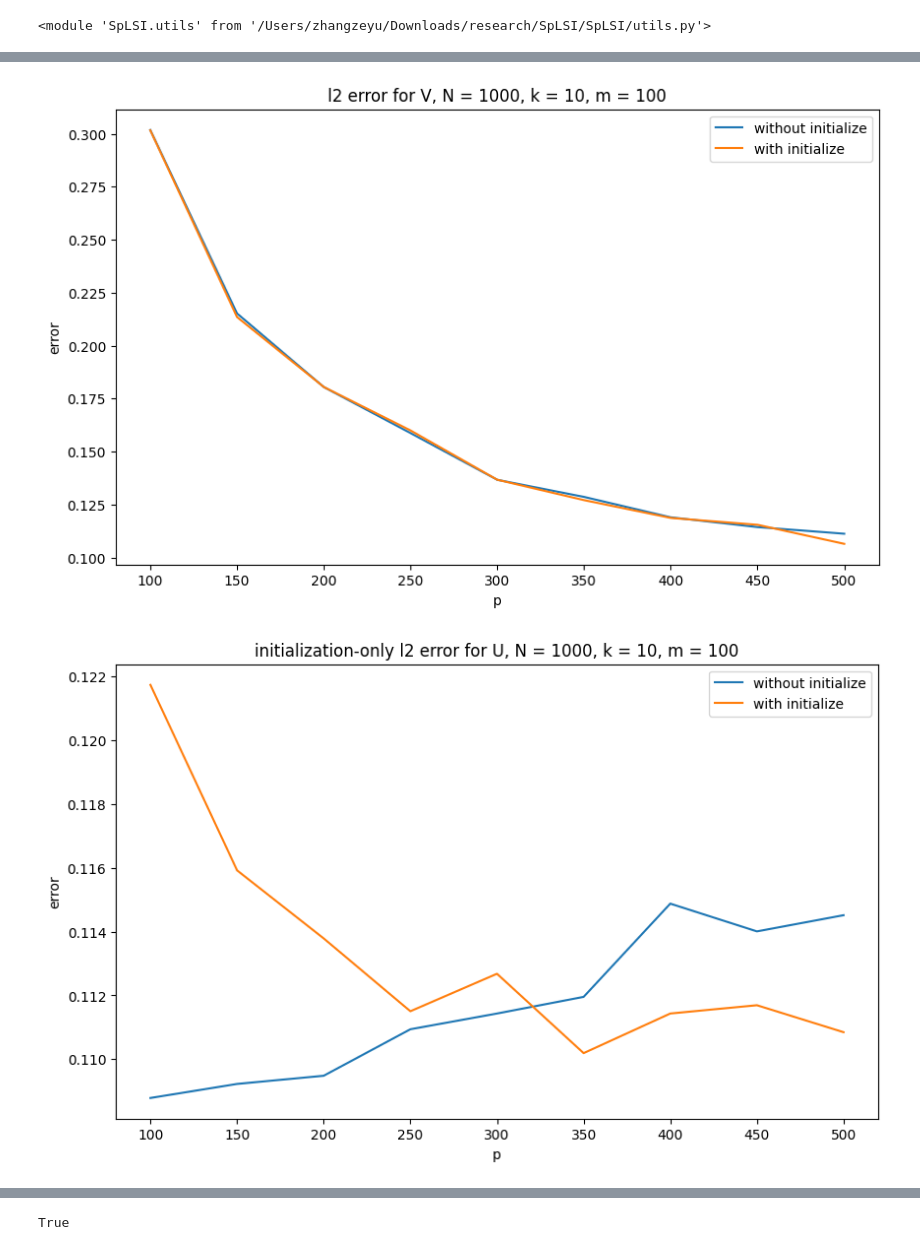
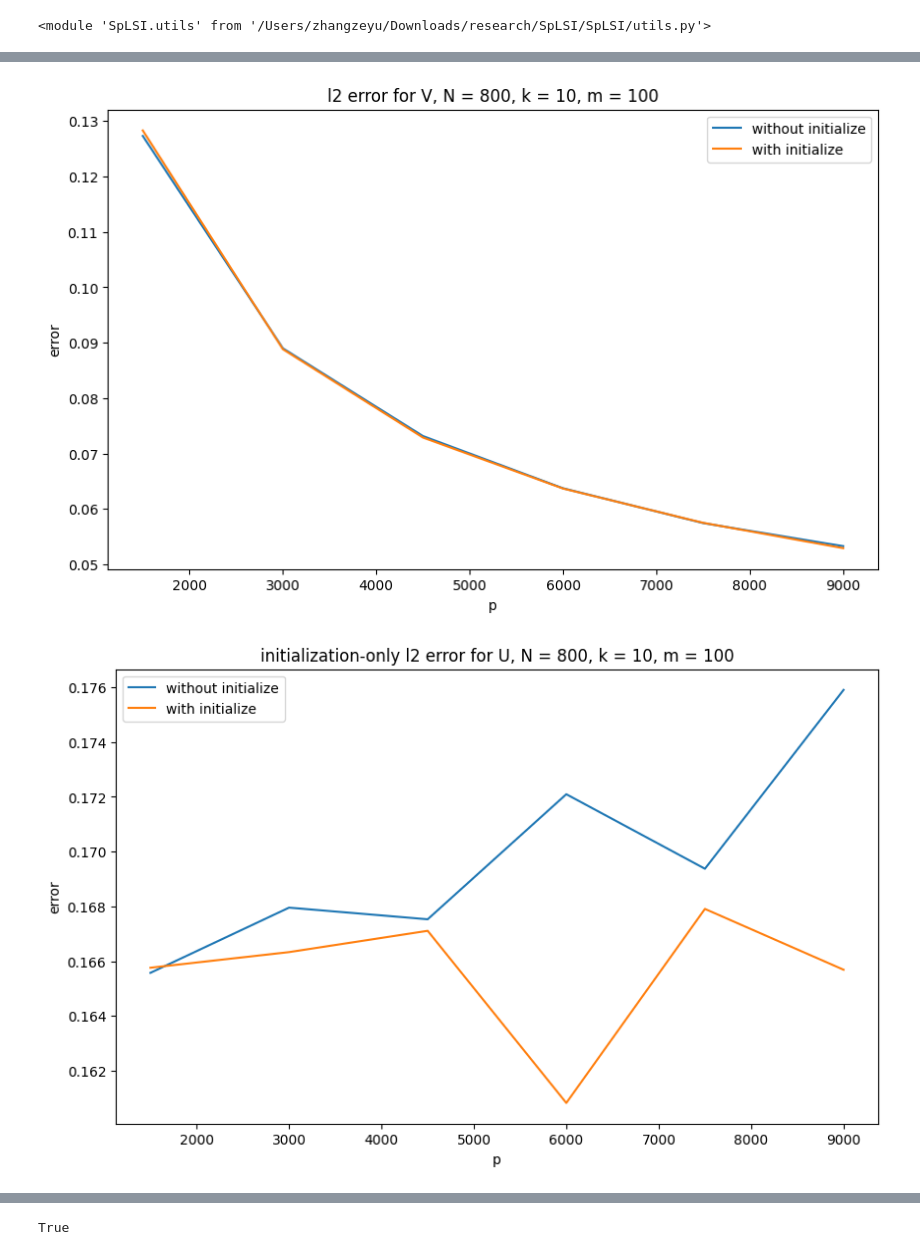
Before and after one commit to yeojin-jung/SpatialPCA, a Jupyter notebook: spatialsvd_sim_sparsity.ipynb, the cells around one changed output, grey strips where cells are left out. Drawn from its saved outputs; the diff is of its cells as text; code cells hidden in the pictures.

```diff
--- a/spatialsvd_sim_sparsity.ipynb
+++ b/spatialsvd_sim_sparsity.ipynb
@@ -32,12 +32,12 @@ importlib.reload(utils)
 # %% [output]
 <module 'SpLSI.utils' from '/Users/zhangzeyu/Downloads/research/SpLSI/SpLSI/utils.py'>
 # %%
-N = 1000
+N = 800
 U_error = []
 V_error = []
 U_error_sparsity = []
 V_error_sparsity = []
-p_list = [100, 150, 200, 250, 300, 350, 400, 450, 500]
+p_list = [1500, 3000, 4500, 6000, 7500, 9000]
 
 for p in p_list:
     U_error_runs = []
@@ -45,18 +45,19 @@ for p in p_list:
     U_error_sparsity_runs = []
     V_error_sparsity_runs = []
 
-    for _ in range(2):
+    for _ in range(10):
         k = 10
         m = 100
 
-        coords_df = gen_model.generate_graph(100, N, 30, k, 0.05)
-        gen_model.plot_scatter(coords_df)
+        coords_df = utils.generate_graph(100, N, 30, k, 0.05)
+        utils.plot_scatter(coords_df)
 
-        W = gen_model.generate_W_strong(coords_df, 100, N, 30, k, 0.05)
+        W = utils.generate_W_strong(coords_df, 100, N, 30, k, 0.05)
         random_matrix = np.random.randn(p-k, N)
         orthogonal_component = random_matrix - (random_matrix @ W.T) @ W
-        orthogonal_matrix, _ = np.linalg.qr(orthogonal_component.T)
-        orthogonal_matrix = orthogonal_matrix.T
+        orthogonal_matrix, _ = np.linalg.qr(orthogonal_component)
+        # no need when p > n
+        # orthogonal_matrix = orthogonal_matrix.T
         combined_matrix = np.vstack((W, orthogonal_matrix))
 
         V1 = np.zeros((p, k))
@@ -81,16 +82,16 @@ for p in p_list:
         X = combined_matrix.T @ Lambda @ V_combined.T
         X = X + np.random.normal(0, 0.02, X.shape)
 
-        weights, edge_df = gen_model.generate_weights_edge(coords_df, k, 0.05)
+        weights, edge_df = utils.generate_weights_edge(coords_df, k, 0.05)
         model_hooi = splsi_.SpLSI_(
-            lamb_start=0.001, step_size=1.2, grid_len=35, maxiter=10, initialize=False,
+            lamb_start=0.001, step_size=1.2, grid_len=35, maxiter=0, initialize=False,
             method="hooi", verbose=0, eps=1e-5, L_inv_=False,
             fast_option=True, sparsity=False
         )
         model_hooi.fit(X, k, edge_df, weights)
 
         model_hooi_sparsity = splsi_.SpLSI_(
-            lamb_start=0.001, step_size=1.2, grid_len=35, maxiter=10, initialize=True,
+            lamb_start=0.001, step_size=1.2, grid_len=35, maxiter=0, initialize=True,
             method="hooi", verbose=0, eps=1e-5, L_inv_=False,
             fast_option=True, sparsity=False
         )
@@ -298,22 +155,22 @@ plt.plot(p_list, V_error, label='without initialize')
 plt.plot(p_list, V_error_sparsity, label='with initialize')
 plt.xlabel("p")
 plt.ylabel("error")
-plt.title("l2 error for V, N = 1000, k = 10, m = 100")
+plt.title("l2 error for V, N = 800, k = 10, m = 100")
 plt.legend()
 plt.show()
 # %% [output]
-[figure, old version]
+[figure, new version]
 # %%
 plt.figure(figsize=(10, 6))
 plt.plot(p_list, U_error, label='without initialize')
 plt.plot(p_list, U_error_sparsity, label='with initialize')
 plt.xlabel("p")
 plt.ylabel("error")
-plt.title("initialization-only l2 error for U, N = 1000, k = 10, m = 100")
+plt.title("initialization-only l2 error for U, N = 800, k = 10, m = 100")
 plt.legend()
 plt.show()
 # %% [output]
-[figure, old version]
+[figure, new version]
 # %%
 plt.figure(figsize=(10, 6))
 plt.plot(p_list, V_error, label='without initialize')
```
Also changed, not shown: parts of 5 cells of this notebook.
